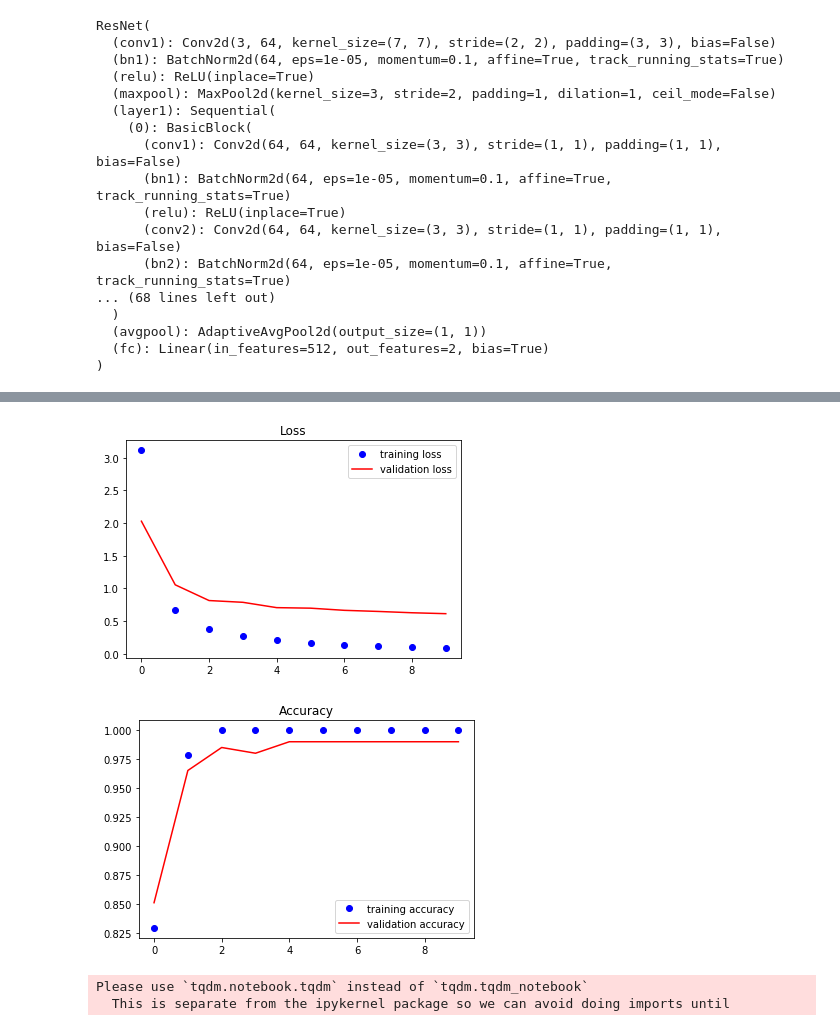
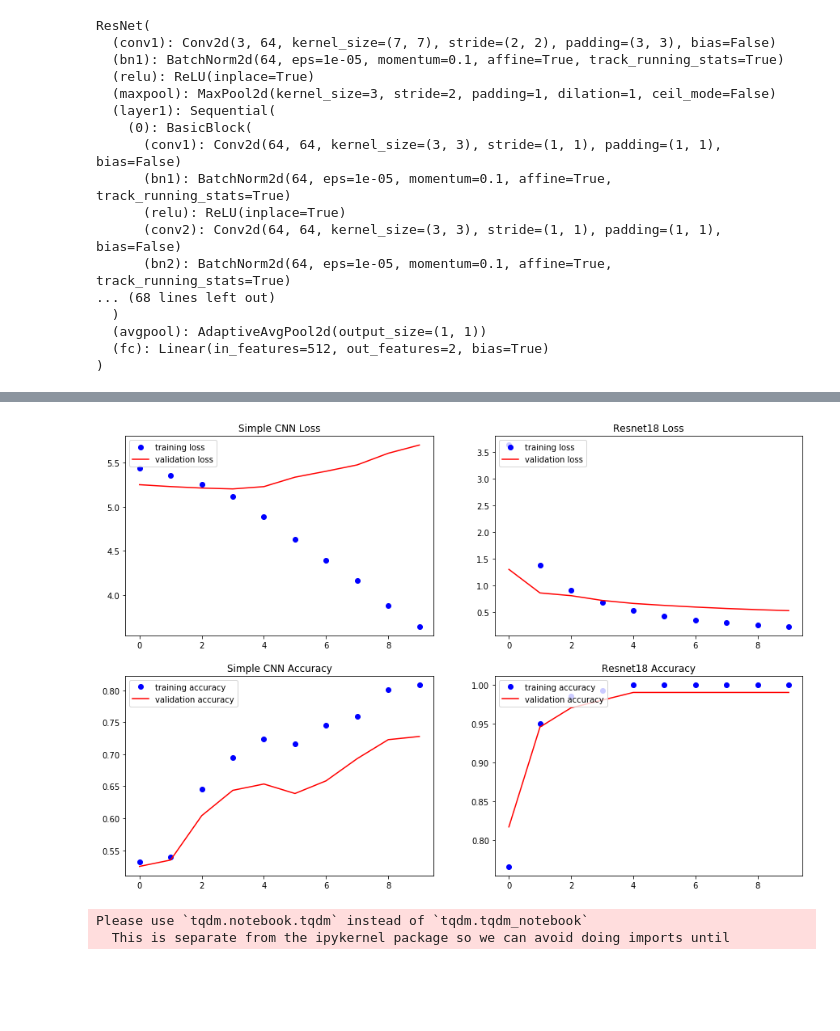
Before and after one commit to jimmyfu87/DataScience_Project, a Jupyter notebook: Python/Kaggle_Pytorch_Resnet18.ipynb, the cells around one changed output, grey strips where cells are left out. Cells and saved outputs as stored; diff of their text form; code cells hidden in the pictures; blank space fills up the shorter version.

Commit message:
Add Simple CNN

```diff
--- a/Python/Kaggle_Pytorch_Resnet18.ipynb
+++ b/Python/Kaggle_Pytorch_Resnet18.ipynb
@@ -77,4 +82,6 @@ class CNN_Model(nn.Module):
         return out
+# %%
+model1=CNN_Model()
 # %%
 # loading the pretrained model
 model2 = models.resnet18(pretrained=True)
@@ -148,7 +155,7 @@ def train(model,n_epochs,train_loader,valid_loader,optimizer,criterion):
             if train_on_gpu:
                 data, target = data.cuda(), target.cuda()
             # forward pass: compute predicted outputs by passing inputs to the model
-            output = model2(data)
+            output = model(data)
             # calculate the batch loss
             loss = criterion(output, target)
             #calculate accuracy
@@ -174,7 +181,7 @@ def train(model,n_epochs,train_loader,valid_loader,optimizer,criterion):
             if train_on_gpu:
                 data, target = data.cuda(), target.cuda()
             # forward pass: compute predicted outputs by passing inputs to the model
-            output = model2(data)
+            output = model(data)
             # calculate the batch loss
             loss =criterion(output, target)
             #calculate accuracy
@@ -201,9 +208,10 @@ def train(model,n_epochs,train_loader,valid_loader,optimizer,criterion):
     return train_acc_his,valid_acc_his,train_losses_his,valid_losses_his,model
 # %%
 n_epochs = 10
-optimizer = torch.optim.Adam(model2.parameters(), lr=0.00015)
+optimizer1 = torch.optim.Adam(model1.parameters(), lr=LR)
 criterion = CrossEntropyLoss()
-train_acc_his,valid_acc_his,train_losses_his,valid_losses_his,model2=train(model2,n_epochs,train_loader,valid_loader,optimizer,criterion)
+train_acc_his,valid_acc_his,train_losses_his,valid_losses_his,model1=train(model1,n_epochs,train_loader,valid_loader,optimizer1,criterion)
+#
 # %% [output]
 running epoch: 1
 Please use `tqdm.notebook.tqdm` instead of `tqdm.tqdm_notebook`
@@ -227,0 +236,5 @@ running epoch: 3
+# %%
+n_epochs = 10
+optimizer2 = torch.optim.Adam(model2.parameters(), lr=LR)
+criterion = CrossEntropyLoss()
+train_acc_his2,valid_acc_his2,train_losses_his2,valid_losses_his2,model2=train(model2,n_epochs,train_loader,valid_loader,optimizer2,criterion)
@@ -228,19 +262,43 @@ running epoch: 3
+# %%
+plt.figure(figsize=(15,10))
+plt.subplot(221)
+plt.plot(train_losses_his, 'bo', label = 'training loss')
+plt.plot(valid_losses_his, 'r', label = 'validation loss')
+plt.title("Simple CNN Loss")
+plt.legend(loc='upper left')
+plt.subplot(223)
+plt.plot(train_acc_his, 'bo', label = 'training accuracy')
+plt.plot(valid_acc_his, 'r', label = 'validation accuracy')
+plt.title("Simple CNN Accuracy")
+plt.legend(loc='upper left')
+plt.subplot(222)
+plt.plot(train_losses_his2, 'bo', label = 'training loss')
+plt.plot(valid_losses_his2, 'r', label = 'validation loss')
+plt.title("Resnet18 Loss")
+plt.legend(loc='upper left')
+plt.subplot(224)
+plt.plot(train_acc_his2, 'bo', label = 'training accuracy')
+plt.plot(valid_acc_his2, 'r', label = 'validation accuracy')
+plt.title("Resnet18 Accuracy")
+plt.legend(loc='upper left')
+plt.show()
+torch.save(model1, "/Users/jimmyfu87/JupyterNotebook/Save_model/Dogcat_SimpleCNN")
+torch.save(model2, "/Users/jimmyfu87/JupyterNotebook/Save_model/Dogcat_resnet18")
+# %% [output]
+[figure, added]
 # %%
-plt.figure(1)
-plt.plot(train_losses_his, 'bo', label = 'training loss')
-plt.plot(valid_losses_his, 'r', label = 'validation loss')
-plt.title("Loss")
-plt.legend()
-plt.figure(2)
-plt.plot(train_acc_his, 'bo', label = 'training accuracy')
-plt.plot(valid_acc_his, 'r', label = 'validation accuracy')
-plt.title("Accuracy")
-plt.legend()
-plt.show()
-torch.save(model2, "/Users/jimmyfu87/JupyterNotebook/Save_model/Dogcat_resnet18")
+# plt.figure(1)
+# plt.plot(train_losses_his2, 'bo', label = 'training loss')
+# plt.plot(valid_losses_his2, 'r', label = 'validation loss')
+# plt.title("Loss")
+# plt.legend()
+# plt.figure(2)
+# plt.plot(train_acc_his2, 'bo', label = 'training accuracy')
+# plt.plot(valid_acc_his2, 'r', label = 'validation accuracy')
+# plt.title("Accuracy")
+# plt.legend()
+# plt.show()
+# torch.save(model2, "/Users/jimmyfu87/JupyterNotebook/Save_model/Dogcat_resnet18")
-# %% [output]
-[figure, removed]
-[figure, removed]
 # %%
 model3 = torch.load('/Users/jimmyfu87/JupyterNotebook/Save_model/Dogcat_resnet18_moredata')
 # %%
```
Also changed, not shown: parts of 3 cells of this notebook.
